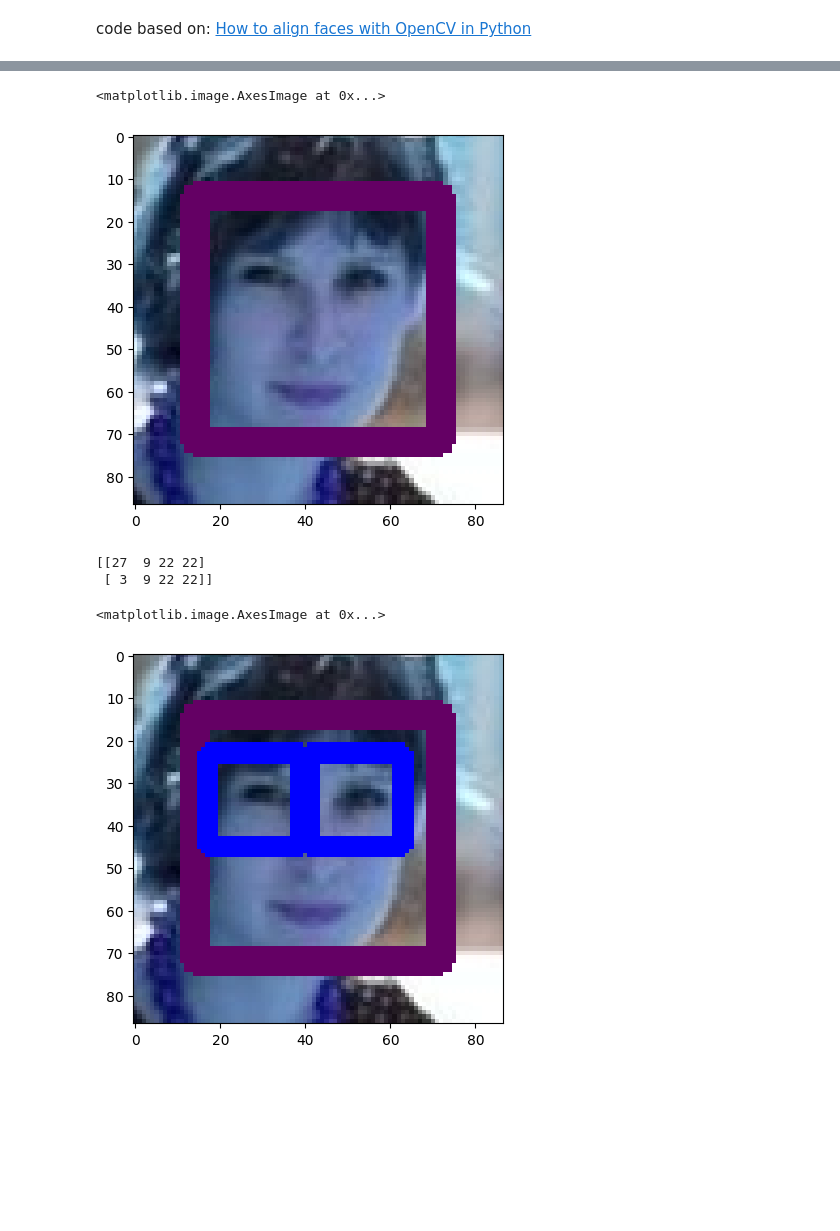
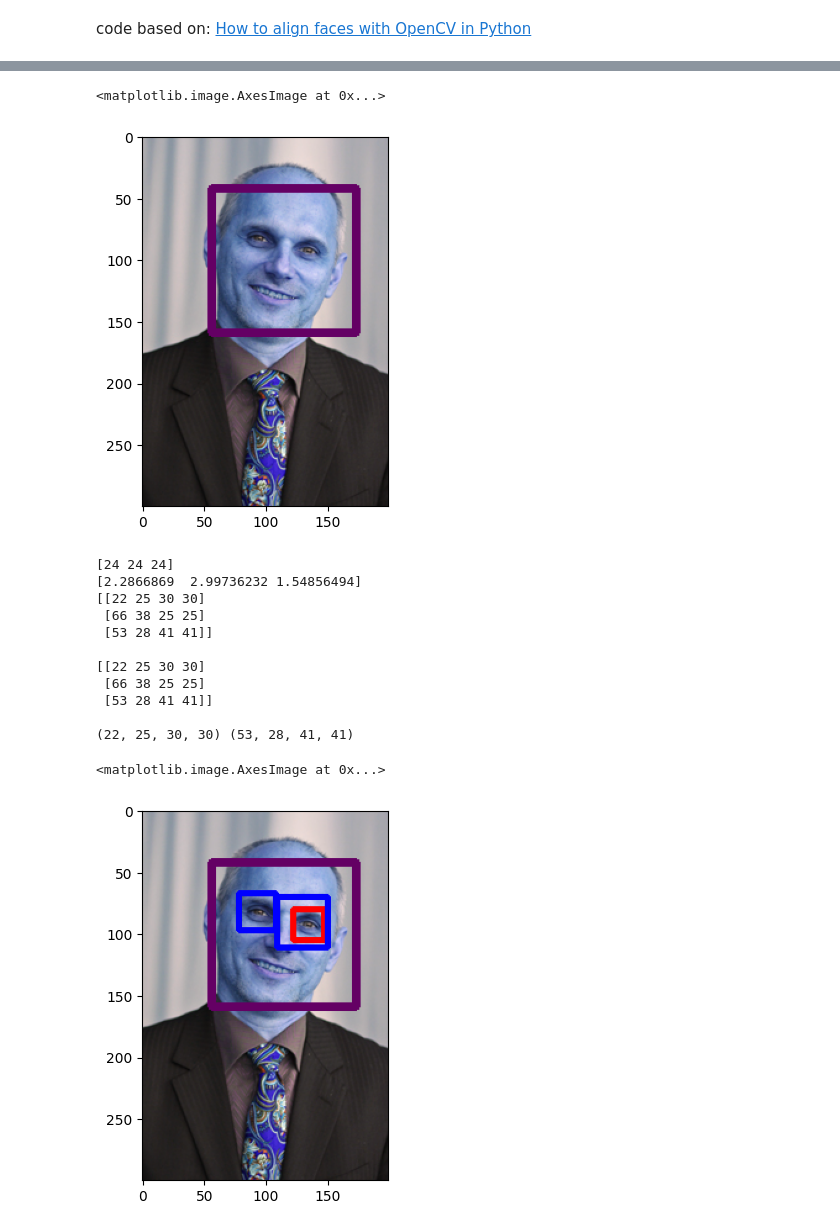
Before and after one commit to vikion/eigenfaces, a Jupyter notebook: face_alignment_demo.ipynb, the cells around one changed output, grey strips where cells are left out. Cells and saved outputs as stored; diff of their text form; code cells hidden in the pictures; blank space fills up the shorter version.

```diff
--- a/face_alignment_demo.ipynb
+++ b/face_alignment_demo.ipynb
@@ -10,6 +10,9 @@ eye_cascade = cv2.CascadeClassifier(cv2.data.haarcascades + "haarcascade_eye.xml
 # %%
 img = cv2.imread('./kdmfi-kjp-ktvs-turany/photos/leginusova1-ktvs.jpg')
 img = cv2.imread('./photos/AIN extra_Barbora Cimrova.jpg')
+img = cv2.imread('./photos/KTVS_leginusova1-ktvs.jpg')
+img = cv2.imread('./photos/MAT_kollar53.jpg')
+img = cv2.imread('./photos/AIN_Roman Durikovic.jpg')
 plt.imshow(img)
 # %% [output]
 <matplotlib.image.AxesImage at 0x...>
@@ -67,7 +70,7 @@ cv2.rectangle(cropped_face, (x,y) ,(x+w, y+h), (100,0,100), 5)
 plt.imshow(cropped_face)
 # %% [output]
 <matplotlib.image.AxesImage at 0x...>
-[figure, old version]
+[figure, new version]
 # %%
 x , y,  w,  h = face
 grayscale = cv2.cvtColor(cropped_face, cv2.COLOR_BGR2GRAY)
@@ -77,25 +80,49 @@ roi_gray = grayscale[y:(y+h), x:(x+w)]
 roi_color = cropped_face[y:(y+h), x:(x+w)]
 # %%
 # detect eyes
-eyes = eye_cascade.detectMultiScale(roi_gray, 1.1, 4)
+
+eyes3, rejectLevels, levelWeights = eye_cascade.detectMultiScale3(roi_gray, scaleFactor=1.0485258, minNeighbors=6,outputRejectLevels = 1)
+eyes3, rejectLevels, levelWeights = eye_cascade.detectMultiScale3(roi_gray, scaleFactor=1.05, minNeighbors=4,outputRejectLevels = 1)
+
+print(rejectLevels)
+print(levelWeights)
+print(eyes3)
+print()
+
+eyes = eye_cascade.detectMultiScale(roi_gray, 1.05, 4)
+
+for eye in eyes:
+    xe, ye, we, he = eye
+    cv2.rectangle(roi_color, (xe, ye), (xe + we, ye + he), (255, 0, 0), 3)
+
 print(eyes)
 # select contours that are located in the upper half of the face
 eyes = [(ex , ey,  ew,  eh) for  (ex , ey,  ew,  eh) in eyes if ey < (h//2)]
 
 # select the two largest contours
 eyes = sorted(eyes, key=lambda contour: contour[2] * contour[3])[-2:]
 
 left_eye, right_eye = eyes if eyes[0][0] < eyes[1][0] else eyes[::-1]
-
+print()
+print(left_eye, right_eye)
 for (ex , ey,  ew,  eh) in eyes:
     cv2.rectangle(roi_color, (ex,ey) ,(ex+ew, ey+eh), (0,0,255), 3)
 
 plt.imshow(cropped_face)
 # %% [output]
-[[27  9 22 22]
- [ 3  9 22 22]]
+[24 24 24]
+[2.2866869  2.99736232 1.54856494]
+[[22 25 30 30]
+ [66 38 25 25]
+ [53 28 41 41]]
+
+[[22 25 30 30]
+ [66 38 25 25]
+ [53 28 41 41]]
+
+(22, 25, 30, 30) (53, 28, 41, 41)
 <matplotlib.image.AxesImage at 0x...>
-[figure, old version]
+[figure, new version]
 # %%
 # get the centers of eyes
 left_eye_center = (left_eye[0] + left_eye[2] // 2, left_eye[1] + left_eye[3] // 2)
```
Also changed, not shown: parts of 7 cells of this notebook, 1 other file.
